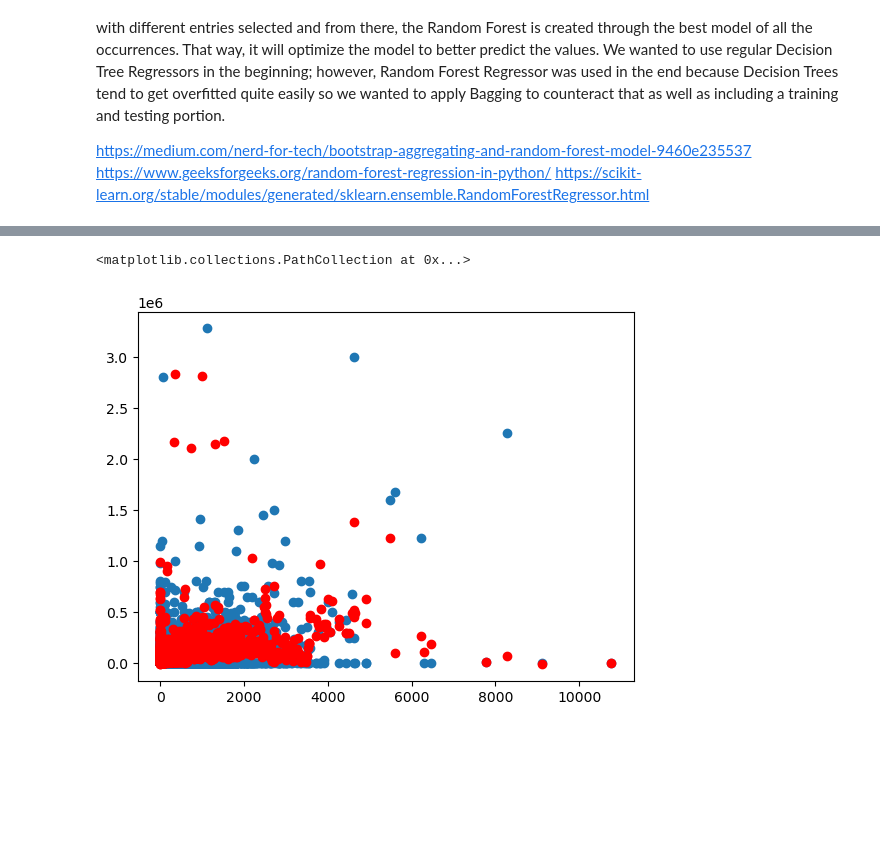
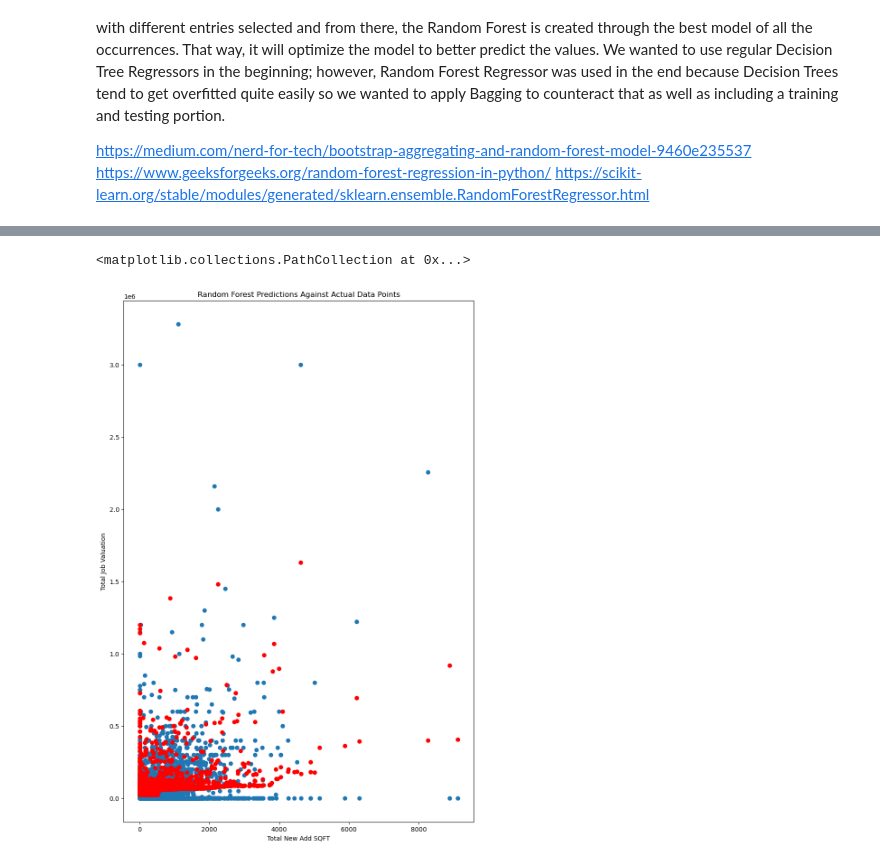
Before and after one commit to Josephslee99/CSE4-587Project, a Jupyter notebook: phase2David.ipynb, the cells around one changed output, grey strips where cells are left out. Drawn from its saved outputs; the diff is of its cells as text; code cells hidden in the pictures; blank space fills up the shorter version.

```diff
--- a/phase2David.ipynb
+++ b/phase2David.ipynb
@@ -23,7 +38,7 @@ https://scikit-learn.org/stable/modules/generated/sklearn.ensemble.RandomForestR
 # %%
 data = pd.read_csv('Dataset/ICP_Residential_Austin2017up.csv')
 # Choosing the columns
-data_columns_for_pca = data[["Permit Type Desc", "Permit Class Mapped","Permit Class","Work Class", "Condominium",
+data_columns_for_pca = data[[
 'Remodel Repair SQFT', 'Total New Add SQFT','Total Valuation Remodel', 'Number Of Floors', 'Total Job Valuation',
 'Total Lot SQFT']]
 
@@ -40,3 +55,10 @@ data_columns_for_pca.drop(columns='Total Job Valuation', inplace=True)
 
 
 X_train_dt, X_test_dt, y_train_dt, y_test_dt = train_test_split(data_columns_for_pca, data_target, test_size=0.8, train_size=0.2, random_state=None)
+# %%
+dt_max5 = DecisionTreeRegressor(max_depth=4)
+dt_max5.fit(X_train_dt, y_train_dt)
+
+y_dt_max5 = dt_max5.predict(X_test_dt)
+plt.figure(figsize=(25,20))
+tree.plot_tree(dt_max5)
@@ -43,4 +103,4 @@ X_train_dt, X_test_dt, y_train_dt, y_test_dt = train_test_split(data_columns_for
 # %%
-rf_regression = RandomForestRegressor(n_estimators= 15, bootstrap=True, max_depth=5)
+rf_regression = RandomForestRegressor(bootstrap=True, max_depth=5, criterion="squared_error")
 rf_regression.fit(X_train_dt, y_train_dt)
 # %% [output]
@@ -183,13 +176,16 @@ Text(0.5, 1.0, 'Feature Importance (MDI)')
 # %%
+plt.figure(figsize=(10,15))
+plt.xlabel('Total New Add SQFT')
+plt.ylabel('Total Job Valuation')
+plt.title('Random Forest Predictions Against Actual Data Points')
 plt.scatter(X_test_dt.loc[:,"Total New Add SQFT"], y_test_dt)
-plt.scatter(X_test_dt.loc[:,"Total New Add SQFT"], y_gb_max, color="red")
-
+plt.scatter(X_test_dt.loc[:,"Total New Add SQFT"], y_rf_max4, color="red")
 # This is representing the different scatter plots of models. The gradient boosting model which has overall better metrics compared to random forest or decision tree, was demonstrated using
 # The most significant feature that was used to train it which was Total New Add SQFT. Accordingly to the RMSE, MSE, and the R2 values, the model isn't a good fit or that this data set
 # can not be represented properly using the gradient boosting model.
 # %% [output]
 <matplotlib.collections.PathCollection at 0x...>
-[figure, old version]
+[figure, new version]
 # %%
 mae_comparison = [mae_rf, mae_dt, mae_gb]
 mse_comparison = [mse_rf, mse_dt, mse_gb]
```
Also changed, not shown: parts of 14 cells of this notebook, 6 other files.
